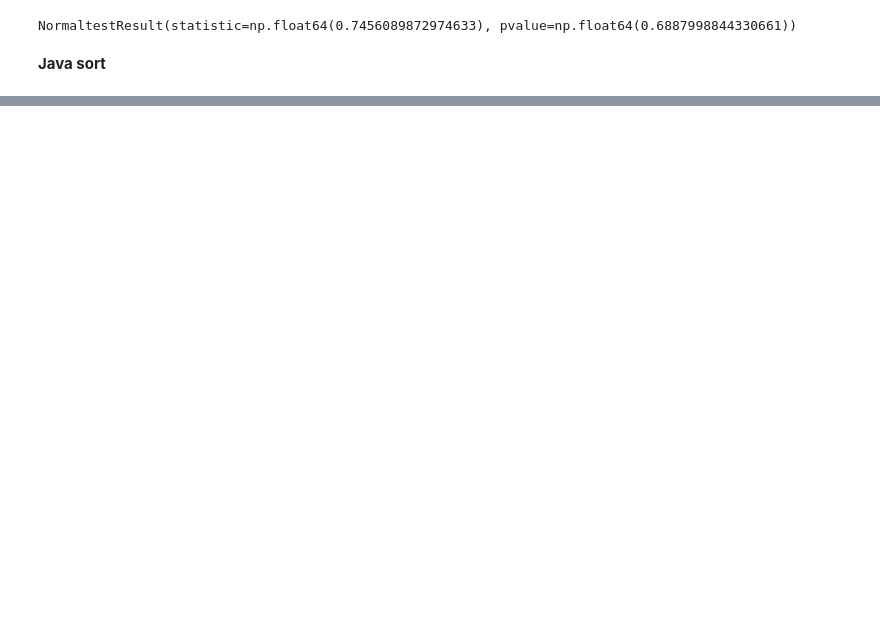
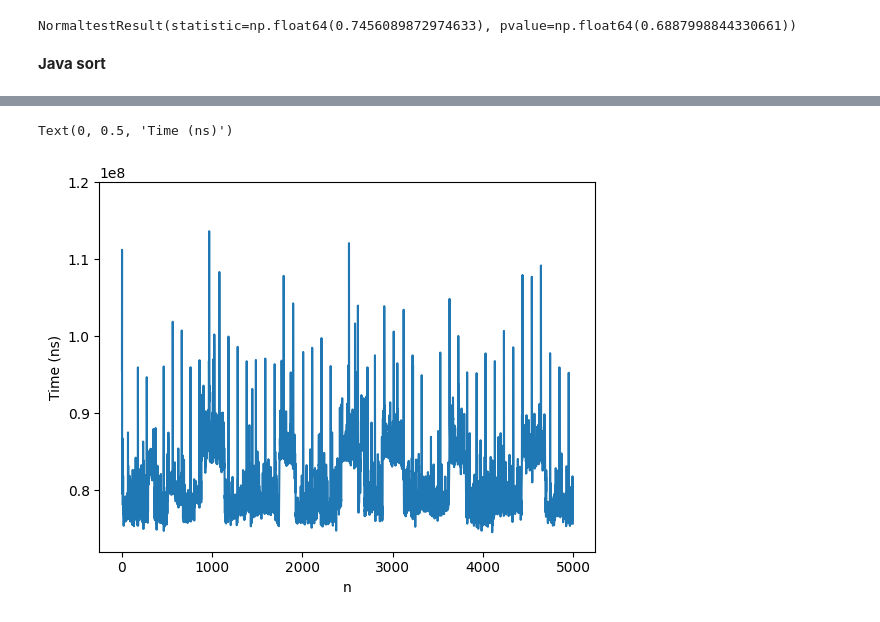
Before and after one commit to manshederstierna/uaps-project, a Jupyter notebook: analyze.ipynb, the cells around one changed output, grey strips where cells are left out. Drawn from its saved outputs; the diff is of its cells as text; code cells hidden in the pictures; blank space fills up the shorter version.

```diff
--- a/analyze.ipynb
+++ b/analyze.ipynb
@@ -165,0 +166,13 @@ plt.plot(range(data.shape[0]),data["time"])
+# %%
+# graph sort
+datafile = r"C:\Users\clara\OneDrive\Dokument\LTH\Utvärdering_av_programvarusystem\uaps-project\python_sort_times.txt"
+
+data = pd.read_csv(datafile, delimiter=",")
+
+plt.plot(range(data.shape[0]),data["time"])
+plt.ylim([0.72*10**8,1.2*10**8])
+plt.xlabel("n")
+plt.ylabel("Time (ns)")
+# %% [output]
+Text(0, 0.5, 'Time (ns)')
+[figure, added]
```
Also changed, not shown: parts of 4 cells of this notebook, 1 other file.
